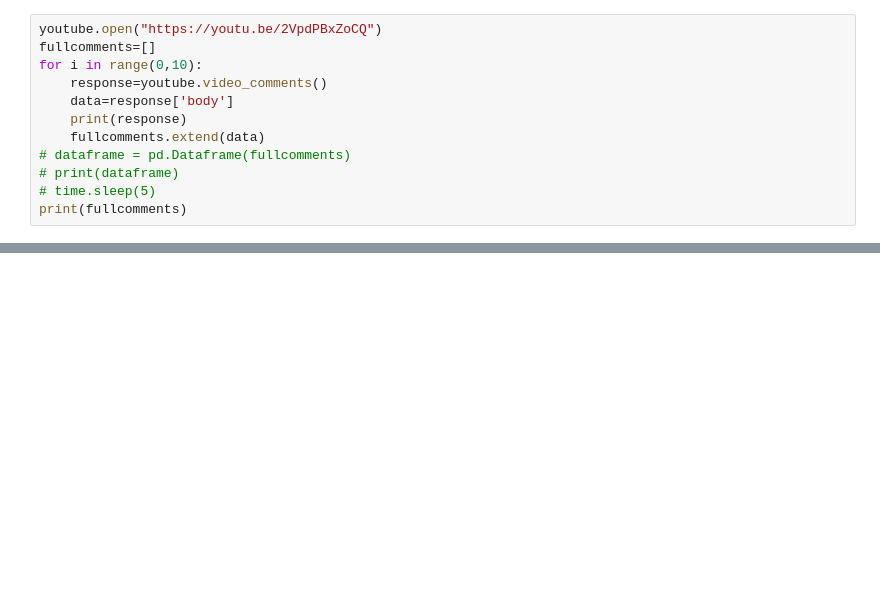
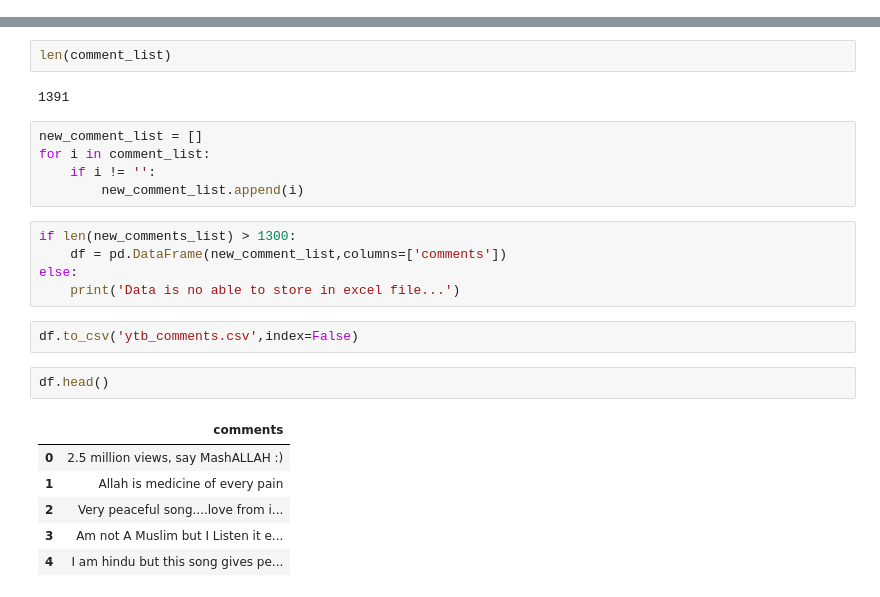
Before and after one commit to shahhhashmatali2002/NLP, a Jupyter notebook: Youtube_Comments_Sentiments.ipynb, the cells around one changed output, grey strips where cells are left out. Saved outputs shown, nothing was run; the diff lists cells and outputs as text; blank space fills up the shorter version.

```diff
--- a/Youtube_Comments_Sentiments.ipynb
+++ b/Youtube_Comments_Sentiments.ipynb
@@ -5,12 +0,0 @@ import time
-# %%
-youtube.open("https://youtu.be/2VpdPBxZoCQ")
-fullcomments=[]
-for i in range(0,10):
-    response=youtube.video_comments()
-    data=response['body']
-    print(response)
-    fullcomments.extend(data)
-# dataframe = pd.Dataframe(fullcomments)
-# print(dataframe)
-# time.sleep(5)
-print(fullcomments)
@@ -42,0 +63,25 @@ else:
+# %%
+len(comment_list)
+# %% [output]
+1391
+# %%
+new_comment_list = []
+for i in comment_list:
+    if i != '':
+        new_comment_list.append(i)
+# %%
+if len(new_comments_list) > 1300:
+    df = pd.DataFrame(new_comment_list,columns=['comments'])
+else:
+    print('Data is no able to store in excel file...')
+# %%
+df.to_csv('ytb_comments.csv',index=False)
+# %%
+df.head()
+# %% [output]
+|  | comments |
+| 0 | 2.5 million views, say MashALLAH :) |
+| 1 | Allah is medicine of every pain |
+| 2 | Very peaceful song....love from i... |
+| 3 | Am not A Muslim but I Listen it e... |
+| 4 | I am hindu but this song gives pe... |
```
Also changed, not shown: parts of 13 cells of this notebook, 3 other files.
